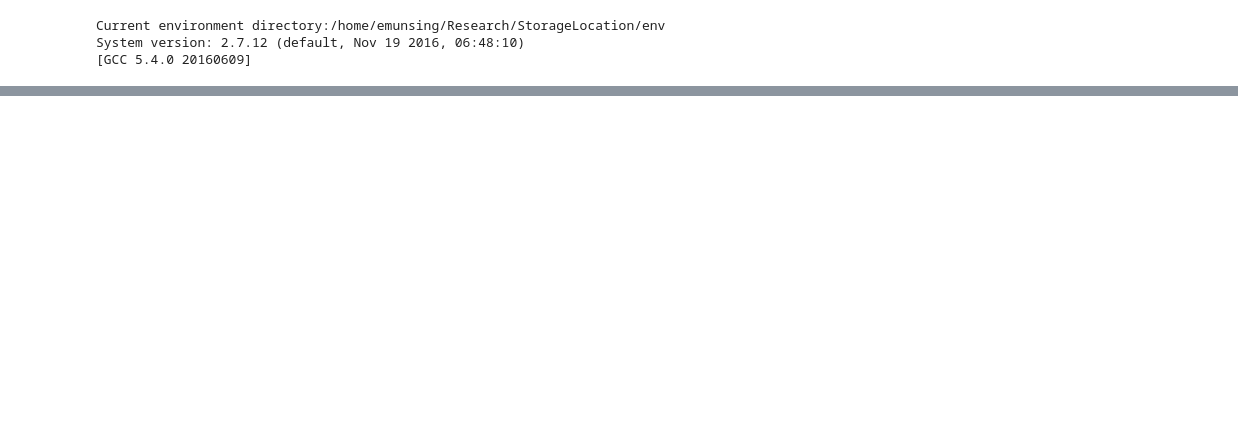
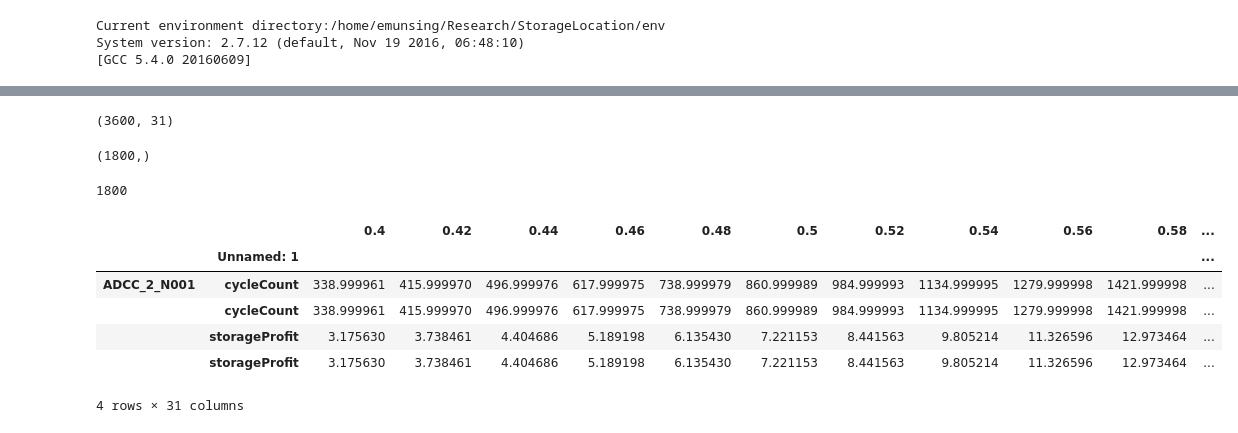
Before and after one commit to emunsing/StorageSizing, a Jupyter notebook: AggregatingData.ipynb, the cells around one changed output, grey strips where cells are left out. Drawn from its saved outputs; the diff is of its cells as text; code cells hidden in the pictures; blank space fills up the shorter version.

```diff
--- a/AggregatingData.ipynb
+++ b/AggregatingData.ipynb
@@ -48,0 +135,8 @@ len(a)
+# %%
+complete.shape
+# %% [output]
+(3600, 31)
+# %%
+uniqueCompleteNodes.values.shape
+# %% [output]
+(1800,)
@@ -48,0 +145,14 @@ len(a)
+# %%
+len(set(completeNotUnique))
+# %% [output]
+1800
+# %%
+allDfs.loc[('ADCC_2_N001',slice(None)),:]
+# %% [output]
+|  |  | 0.4 | 0.42 | 0.44 | 0.46 | 0.48 | 0.5 | 0.52 | 0.54 | 0.56 | 0.58 | ... |
+|  | Unnamed: 1 |  |  |  |  |  |  |  |  |  |  | ... |
+| ADCC_2_N001 | cycleCount | 338.999961 | 415.999970 | 496.999976 | 617.999975 | 738.999979 | 860.999989 | 984.999993 | 1134.999995 | 1279.999998 | 1421.999998 | ... |
+|  | cycleCount | 338.999961 | 415.999970 | 496.999976 | 617.999975 | 738.999979 | 860.999989 | 984.999993 | 1134.999995 | 1279.999998 | 1421.999998 | ... |
+|  | storageProfit | 3.175630 | 3.738461 | 4.404686 | 5.189198 | 6.135430 | 7.221153 | 8.441563 | 9.805214 | 11.326596 | 12.973464 | ... |
+|  | storageProfit | 3.175630 | 3.738461 | 4.404686 | 5.189198 | 6.135430 | 7.221153 | 8.441563 | 9.805214 | 11.326596 | 12.973464 | ... |
+4 rows × 31 columns
```
Also changed, not shown: parts of 23 cells of this notebook, 2 other files.
